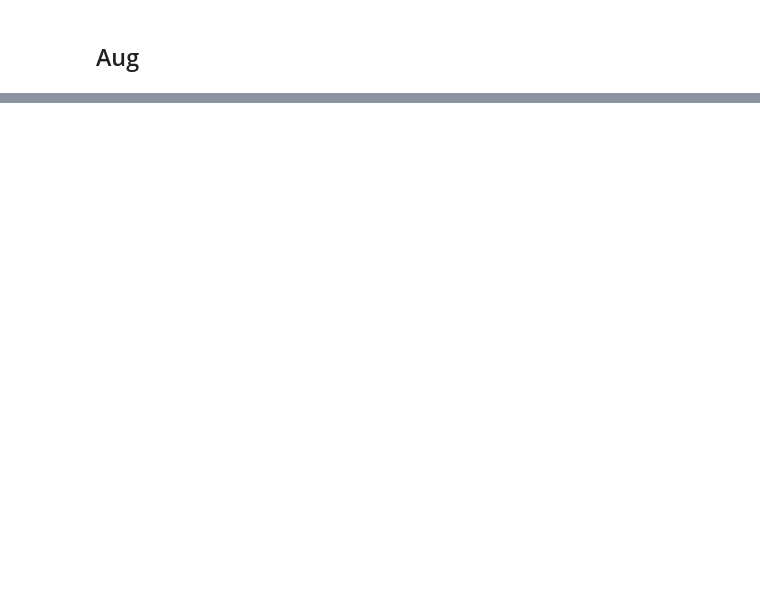
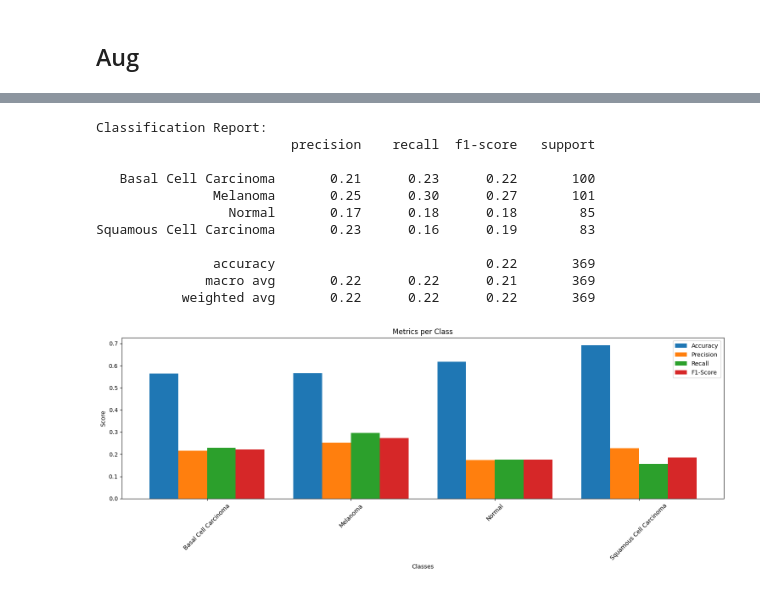
Before and after one commit to AlbertPratama/GenAI-Batch7, a Jupyter notebook: capstone/prototype.ipynb, the cells around one changed output, grey strips where cells are left out. Cells and saved outputs as stored; diff of their text form; code cells hidden in the pictures; blank space fills up the shorter version.

```diff
--- a/capstone/prototype.ipynb
+++ b/capstone/prototype.ipynb
@@ -195,0 +461,43 @@ Found 157 images belonging to 4 classes.
+# %%
+# Menampilkan classification report
+print("\nClassification Report:")
+print(classification_report(y_true, y_pred, target_names=class_labels))
+
+# Visualisasi metrik per kelas dalam bentuk bar chart
+metrics_names = ['Accuracy', 'Precision', 'Recall', 'F1-Score']
+class_metrics = []
+
+for idx in range(len(class_labels)):
+    metrics = calculate_metrics_per_class(cm, idx)
+    class_metrics.append([metrics[metric] for metric in metrics_names])
+
+class_metrics = np.array(class_metrics)
+
+# Plot bar chart untuk setiap metrik
+plt.figure(figsize=(15, 6))
+x = np.arange(len(class_labels))
+width = 0.2
+
+for i, metric in enumerate(metrics_names):
+    plt.bar(x + i*width, class_metrics[:, i], width, label=metric)
+
+plt.xlabel('Classes')
+plt.ylabel('Score')
+plt.title('Metrics per Class')
+plt.xticks(x + width*1.5, class_labels, rotation=45)
+plt.legend()
+plt.tight_layout()
+plt.show()
+# %% [output]
+Classification Report:
+                         precision    recall  f1-score   support
+
+   Basal Cell Carcinoma       0.21      0.23      0.22       100
+               Melanoma       0.25      0.30      0.27       101
+                 Normal       0.17      0.18      0.18        85
+Squamous Cell Carcinoma       0.23      0.16      0.19        83
+
+               accuracy                           0.22       369
+              macro avg       0.22      0.22      0.21       369
+           weighted avg       0.22      0.22      0.22       369
+[figure, added]
```
Also changed, not shown: parts of 22 cells of this notebook.
